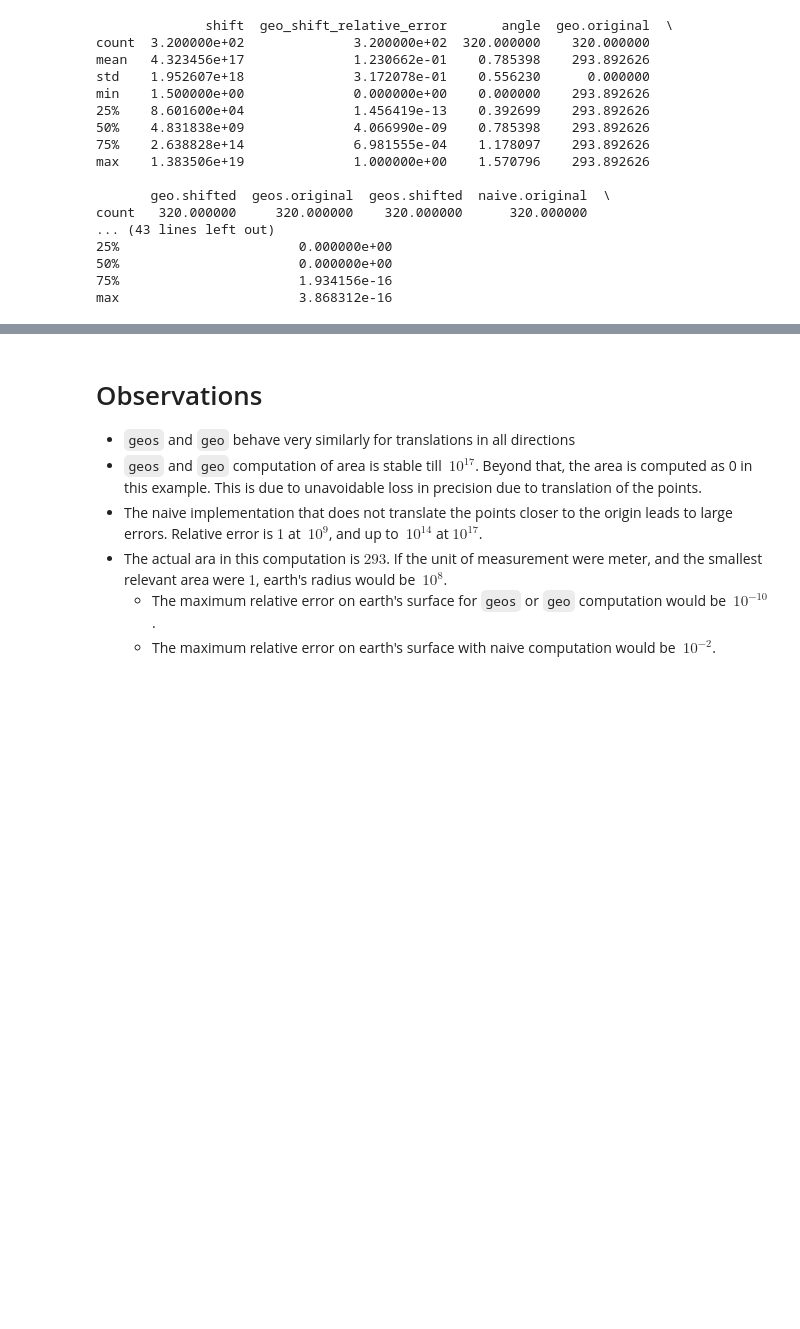
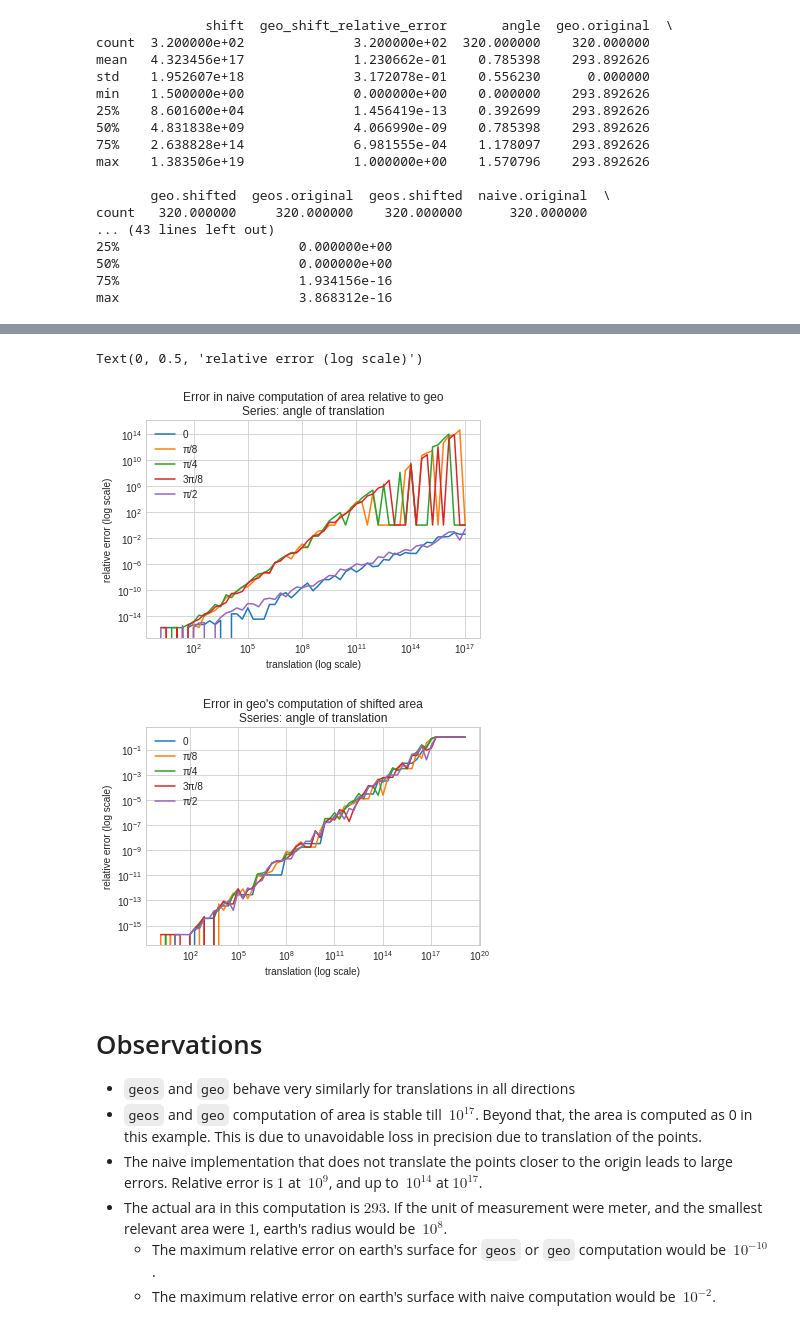
Before and after one commit to callpraths/explore-georust, a Jupyter notebook: analysis/area_numerical_stability/main.ipynb, the cells around one changed output, grey strips where cells are left out. Saved outputs shown, nothing was run; the diff lists cells and outputs as text; code cells hidden in the pictures; blank space fills up the shorter version.

```diff
--- a/analysis/area_numerical_stability/main.ipynb
+++ b/analysis/area_numerical_stability/main.ipynb
@@ -85,3 +85,20 @@ series.plot(y='naive_geo_relative_error.shifted', kind='line', logx=True, logy=T
+# %%
+# The most important plots, with better legend etc.
+ax = series.plot(y='naive_geo_relative_error.shifted', kind='line', logx=True, logy=True,
+            title='Error in naive computation of area relative to geo\nSeries: angle of translation')
+ax.legend(['0', 'π/8', 'π/4', '3π/8', 'π/2'])
+ax.set_xlabel('translation (log scale)')
+ax.set_ylabel('relative error (log scale)')
+
+ax = series.plot(y='geo_shift_relative_error', kind='line', logx=True, logy=True,
+            title='Error in geo\'s computation of shifted area\nSseries: angle of translation')
+ax.legend(['0', 'π/8', 'π/4', '3π/8', 'π/2'])
+ax.set_xlabel('translation (log scale)')
+ax.set_ylabel('relative error (log scale)')
+# %% [output]
+Text(0, 0.5, 'relative error (log scale)')
+[figure, added]
+[figure, added]
 # %% [markdown]
 # Observations
 
```
Also changed, not shown: parts of 1 cell of this notebook.
